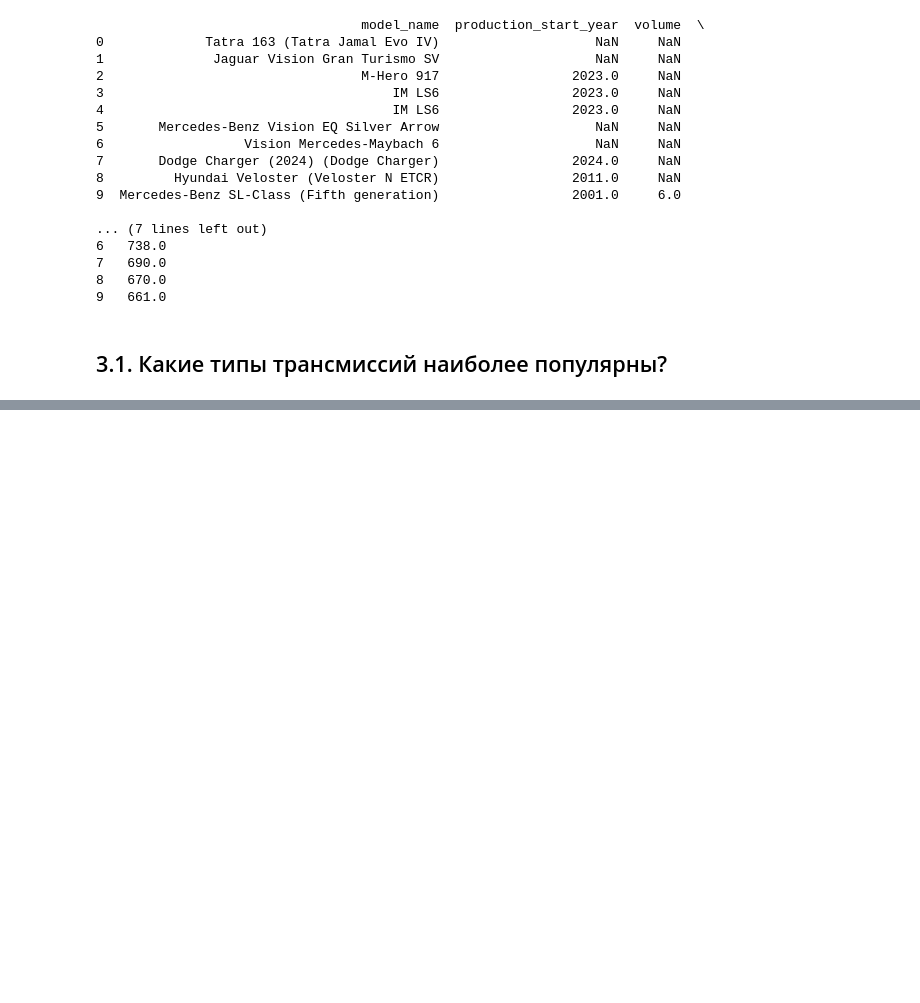
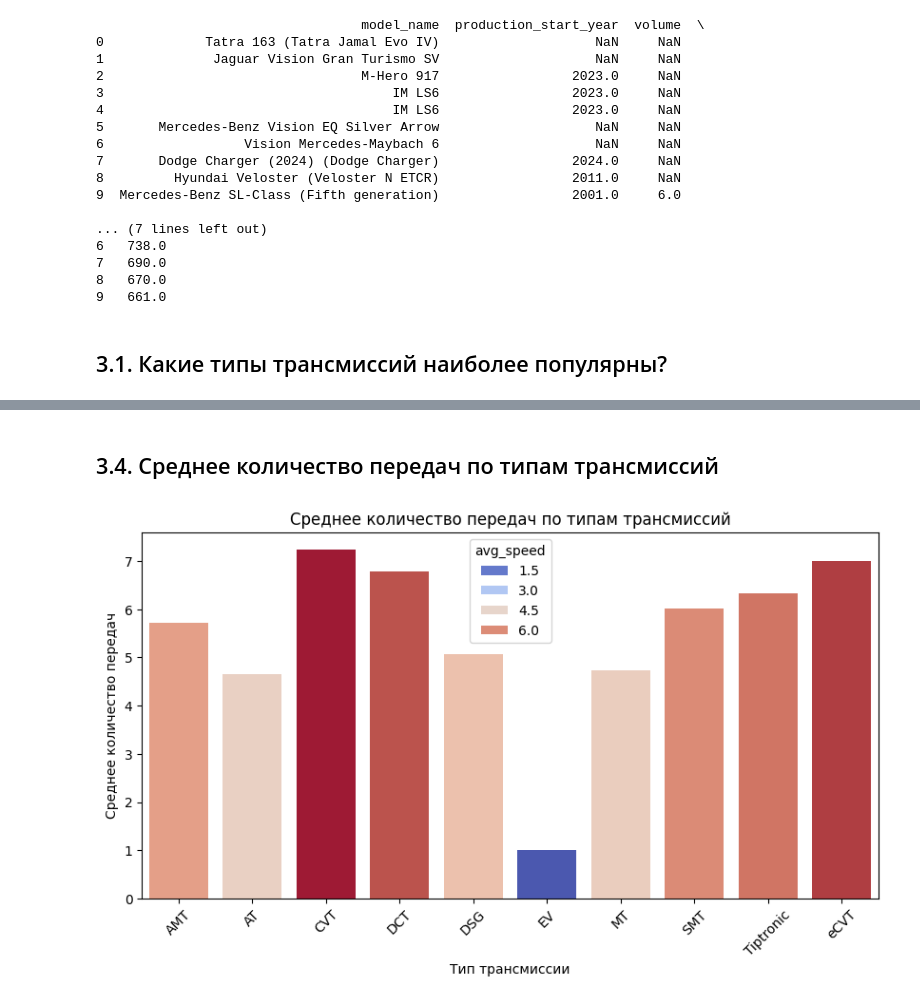
Before and after one commit to AntonS86/wiki-scraper, a Jupyter notebook: notebooks/data_exploration.ipynb, the cells around one changed output, grey strips where cells are left out. Saved outputs shown, nothing was run; the diff lists cells and outputs as text; code cells hidden in the pictures; blank space fills up the shorter version.

```diff
--- a/notebooks/data_exploration.ipynb
+++ b/notebooks/data_exploration.ipynb
@@ -224,0 +279,22 @@ plt.show()
+# %% [markdown]
+## 3.4. Среднее количество передач по типам трансмиссий
+# %%
+with sqlite3.connect(db_path) as conn:
+    query = """
+    SELECT t.type, AVG(t.speed) as avg_speed
+    FROM transmissions t
+    WHERE t.speed IS NOT NULL AND t.speed > 0
+    GROUP BY t.type
+    """
+    df_avg_speed = pd.read_sql(query, conn)
+
+# Визуализация
+plt.figure(figsize=(10, 5))
+sns.barplot(data=df_avg_speed, x='type', y='avg_speed', hue='avg_speed', palette="coolwarm")
+plt.xlabel("Тип трансмиссии")
+plt.ylabel("Среднее количество передач")
+plt.title("Среднее количество передач по типам трансмиссий")
+plt.xticks(rotation=45)
+plt.show()
+# %% [output]
+[figure, added]
```
Also changed, not shown: parts of 11 cells of this notebook, 1 other file.
